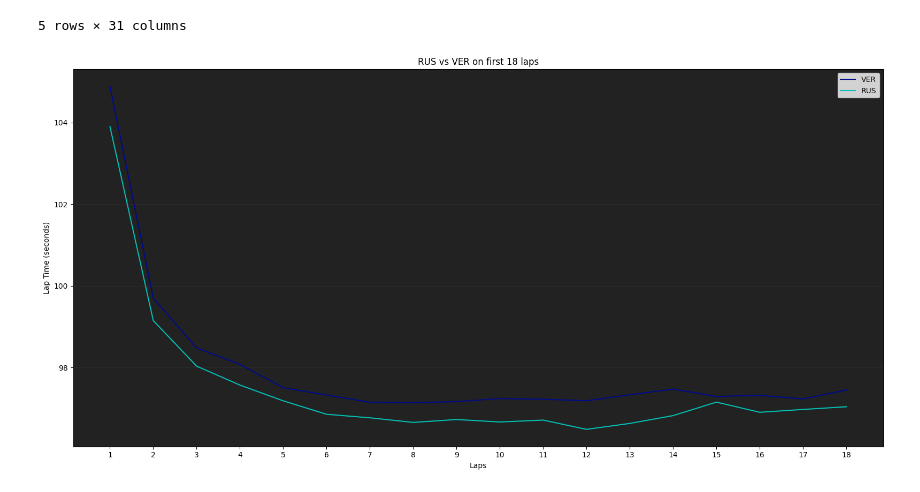
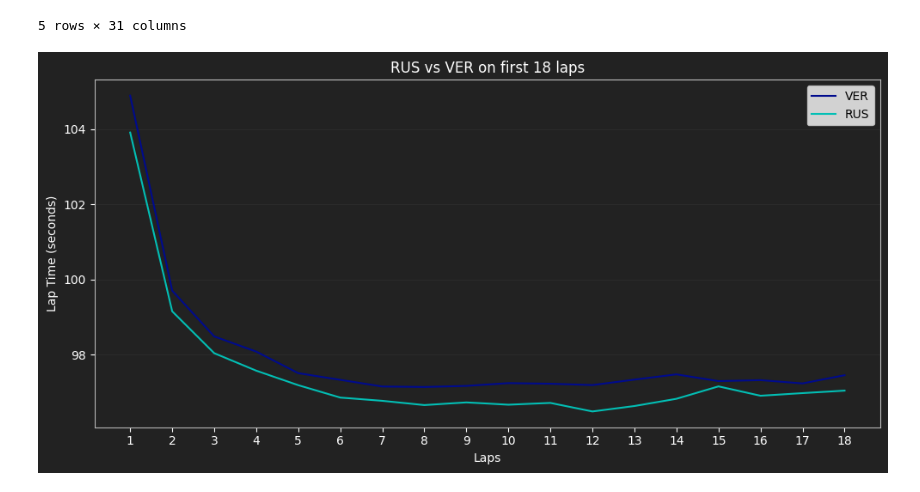
Before and after one commit to otola03/Kaggle_Studies, a Jupyter notebook: f1_analysis/f1_2025_singaporegrp.ipynb, the cells around one changed output. Saved outputs shown, nothing was run; the diff lists cells and outputs as text; code cells hidden in the pictures.

Commit message:
completed boxplots for each driver and made a function to make graphs dark-themed

```diff
--- a/f1_analysis/f1_2025_singaporegrp.ipynb
+++ b/f1_analysis/f1_2025_singaporegrp.ipynb
@@ -113,6 +113,23 @@ valid_laps['LapTimeSec']
 1227     99.179
 1228    100.195
 Name: LapTimeSec, Length: 1180, dtype: float64
+# %%
+# Function for dark theme
+def set_dark(ax, facecolor='#222222', text_color='white', spine_color='#bbbbbb'):
+    # background color
+    ax.set_facecolor(facecolor)
+    ax.figure.patch.set_facecolor(facecolor)
+
+    # texts color
+    ax.tick_params(colors=text_color)
+
+    # axes color
+    for spine in ax.spines.values():
+        spine.set_color(spine_color)
+
+    ax.xaxis.label.set_color(text_color)
+    ax.yaxis.label.set_color(text_color)
+    ax.title.set_color(text_color)
 # %%
 # tyre compounds
 compound_colors = {
@@ -181,25 +201,26 @@ rus_valid_laps = rus_valid_laps[0:18] # slice from 1st lap to 18th lap
 # %%
 # plot data
 driver_colors = {
     'RUS': '#03BFB5',
     'VER': '#000B8D'
 }
 
-fig, ax = plt.subplots(figsize=(16, 8))
-ax.set_facecolor('#222222')
+fig, ax = plt.subplots(figsize=(10, 5))
+
+set_dark(ax)
 
 ax.plot(ver_valid_laps['LapNumber'], ver_valid_laps['LapTimeSec'], color= '#000B8D', label='VER')
 ax.plot(rus_valid_laps['LapNumber'], rus_valid_laps['LapTimeSec'], color= '#03BFB5', label='RUS')
 
 ax.set_xlabel('Laps')
 ax.set_ylabel('Lap Time (seconds)')
 ax.legend()
 ax.set_title('RUS vs VER on first 18 laps')
 
 ax.set_xticks(range(1, 19))
 ax.grid(axis='y', color='gray', linestyle='-', alpha=0.1)
 
 plt.tight_layout()
 plt.show()
 # %% [output]
-[figure, old version]
+[figure, new version]
```
Also changed, not shown: parts of 12 cells of this notebook, 1 other file.
